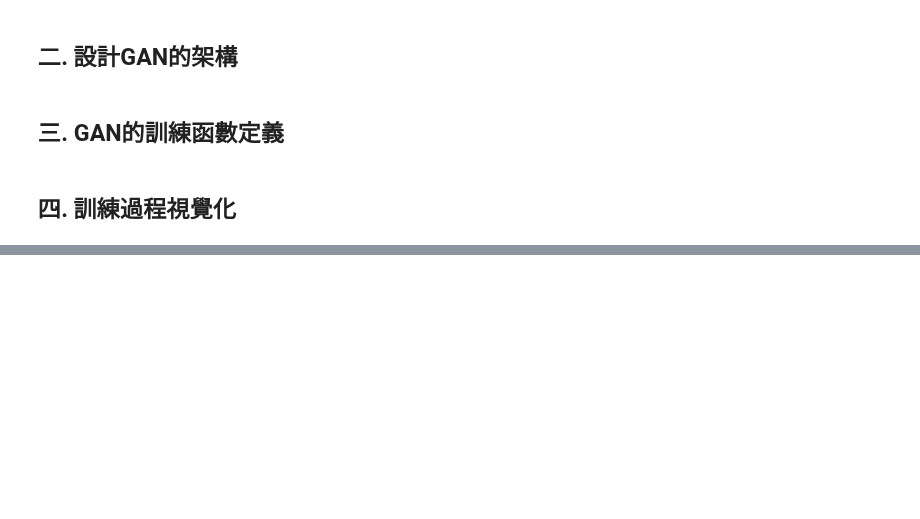
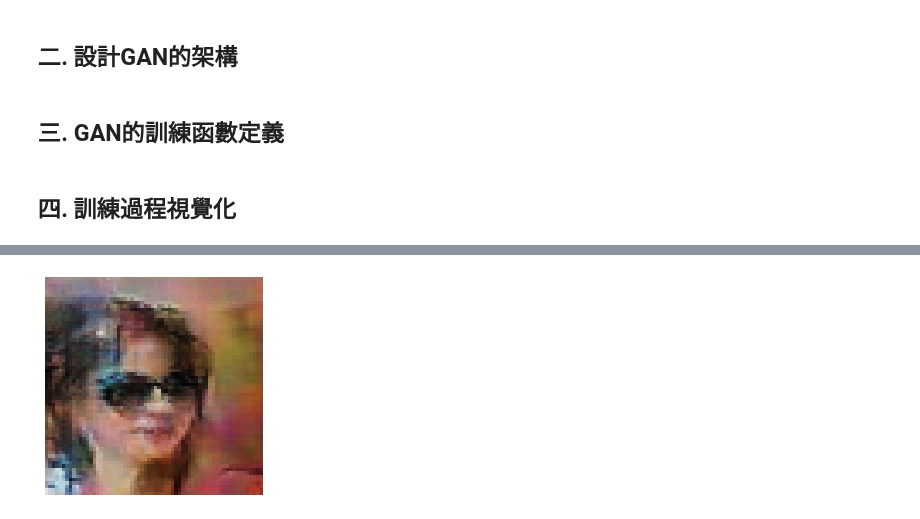
Before and after one commit to BennyNTHU/DL2021, a Jupyter notebook: Lab14-2/Lab14-2_110065508.ipynb, the cells around one changed output, grey strips where cells are left out. Cells and saved outputs as stored; diff of their text form; code cells hidden in the pictures; blank space fills up the shorter version.

```diff
--- a/Lab14-2/Lab14-2_110065508.ipynb
+++ b/Lab14-2/Lab14-2_110065508.ipynb
@@ -385,0 +398,11 @@ plt.show()
+# %%
+def show_img(row, col, path):
+    generated_picture = plt.imread(path)
+    picture = generated_picture[row*IMG_H:(row+1)*IMG_H, col*IMG_W:(col+1)*IMG_W, :]
+    plt.imshow(picture)
+    plt.axis("off")
+    plt.show()
+# %%
+show_img(4, 0,'output/imgs_HW/iw_0255.png')
+# %% [output]
+[figure, added]
```
Also changed, not shown: parts of 4 cells of this notebook.
